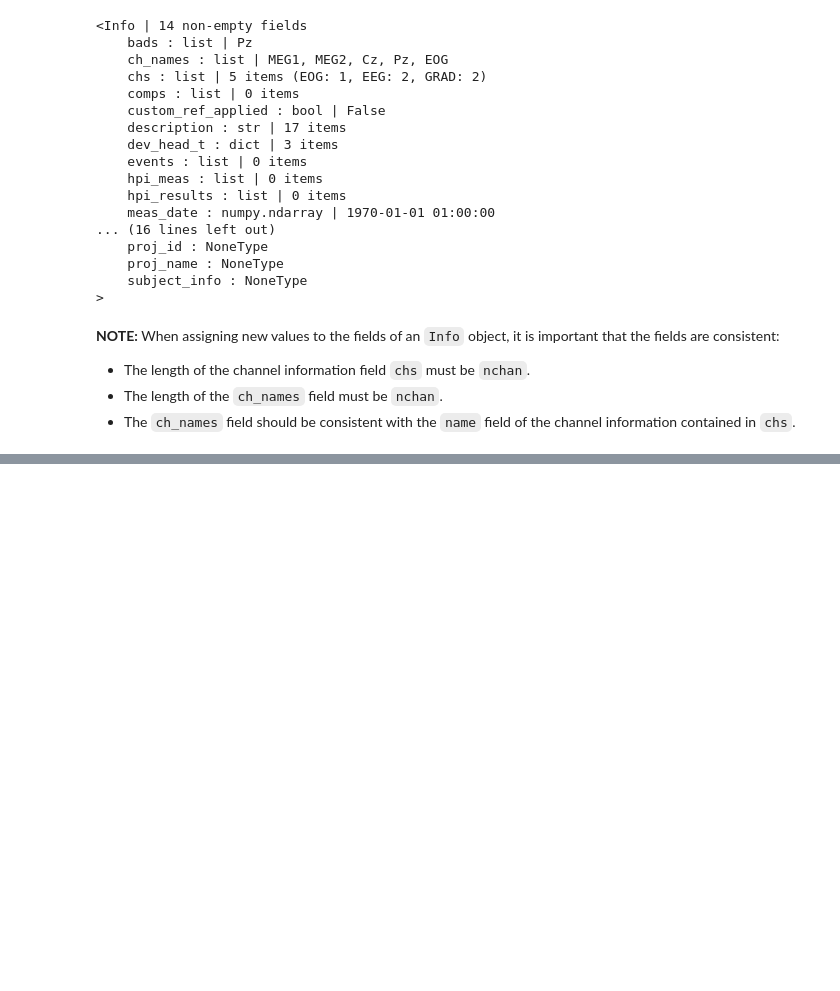
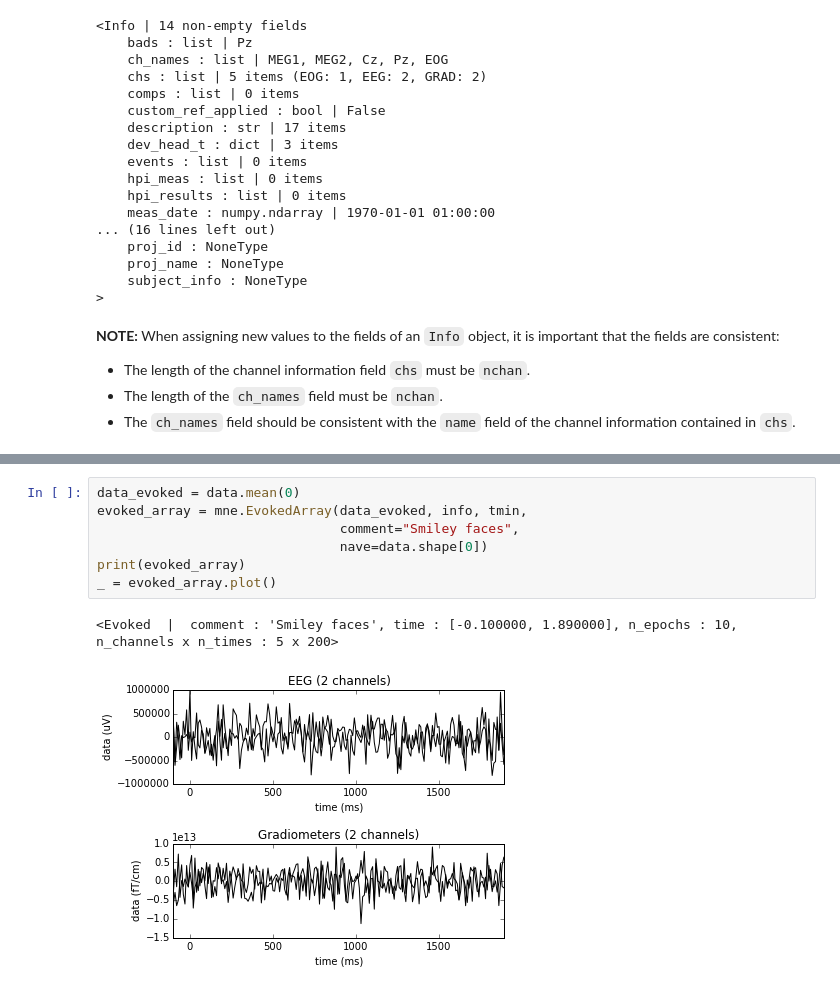
Before and after one commit to wmvanvliet/mne-doc-notebooks, a Jupyter notebook: Creating data structures from scratch.ipynb, the cells around one changed output, grey strips where cells are left out. Cells and saved outputs as stored; diff of their text form; blank space fills up the shorter version.

```diff
--- a/Creating data structures from scratch.ipynb
+++ b/Creating data structures from scratch.ipynb
@@ -173,0 +172,10 @@ No baseline correction applied...
+# %%
+data_evoked = data.mean(0)
+evoked_array = mne.EvokedArray(data_evoked, info, tmin,
+                               comment="Smiley faces",
+                               nave=data.shape[0])
+print(evoked_array)
+_ = evoked_array.plot()
+# %% [output]
+<Evoked  |  comment : 'Smiley faces', time : [-0.100000, 1.890000], n_epochs : 10, n_channels x n_times : 5 x 200>
+[figure, added]
```
Also changed, not shown: parts of 17 cells of this notebook.
